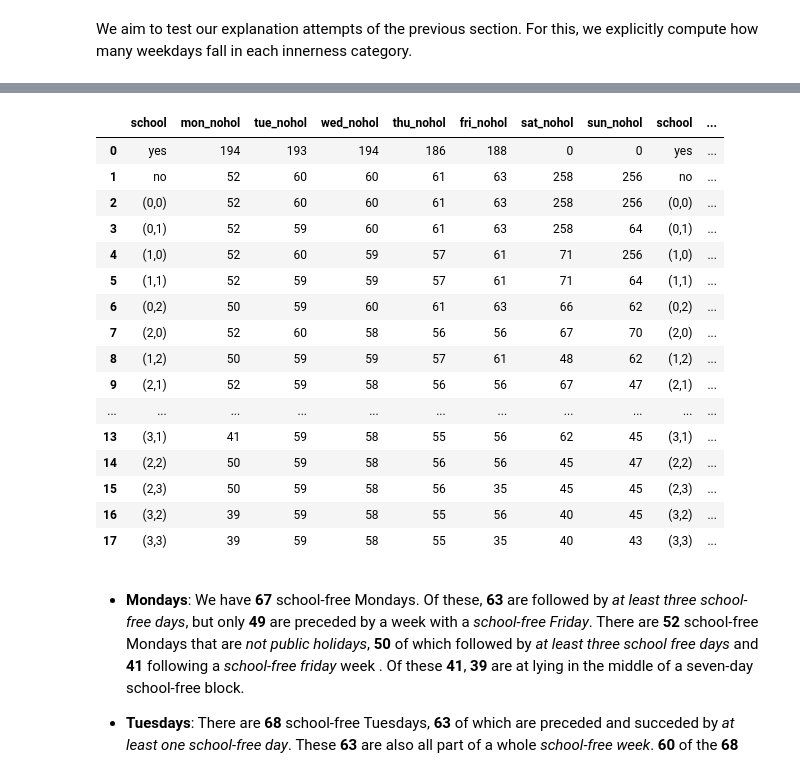
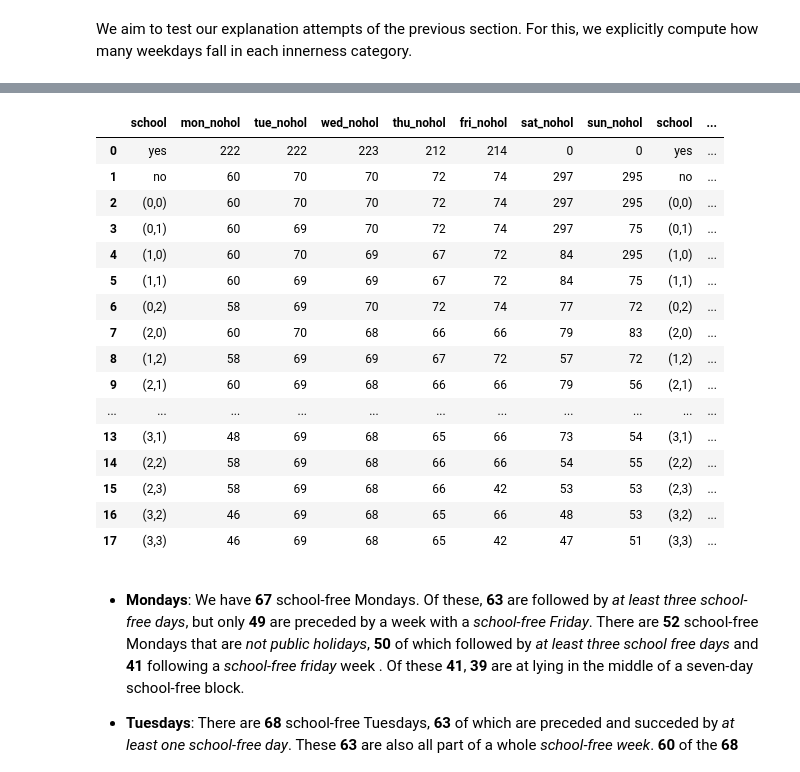
Before and after one commit to F-Skorz/electricity-demand-project, a Jupyter notebook: notebooks/04_EngineerHolidaynessFeature.ipynb, the cells around one changed output, grey strips where cells are left out. Saved outputs shown, nothing was run; the diff lists cells and outputs as text; code cells hidden in the pictures.

```diff
--- a/notebooks/04_EngineerHolidaynessFeature.ipynb
+++ b/notebooks/04_EngineerHolidaynessFeature.ipynb
@@ -351,7 +351,7 @@ weekday_masks = { "mon": mon_mask, "tue": tue_mask, "wed": wed_mask,
     "sun": sun_mask,
 }
 # Innerness condition pairs
-inner_pairs = [(b, f) for b in range(4) for f in range(4)]
+inner_pairs = [(b, f) for b in range(10) for f in range(10)]
 
 ###############
 # Mask builders
@@ -886,7 +1315,7 @@ middays_df = df.loc[df["hour_local"] == 12].copy()
 
 # Restrict to 2015–2019
 mask_range = (
-    (middays_df["cet_cest_timestamp"] >= "2015-01-01")& (middays_df["cet_cest_timestamp"] < "2020-01-01")
+    (middays_df["cet_cest_timestamp"] >= "2015-01-01")& (middays_df["cet_cest_timestamp"] < "2020-10-01")
 )
 middays_df = middays_df.loc[mask_range]
 
@@ -956,49 +1385,49 @@ def build_innerness_table(mdf, hol_flag):
         backw_thr = backw * 24
         forw_thr = forw * 24
 
         subset = mdf.loc[
             (mdf["DE_BW_school_free"] == 1)
             & (mdf["DE_BW_school_free_backw_innerness"] >= backw_thr)
             & (mdf["DE_BW_school_free_forw_innerness"] >= forw_thr)
             & hol_filter
         ]
         rows.append(count_weekdays(subset, label_col, wd_labels))
         codes.append(f"({backw},{forw})")
 
     # assemble output
     out = pd.DataFrame(rows, columns=wd_labels)
     out.insert(0, "school", codes)
     return out
 
 # Build both tables
 innerness_distr_by_hol_weekday    = build_innerness_table(middays_df, hol_flag=1)
 innerness_distr_by_no_hol_weekday = build_innerness_table(middays_df, hol_flag=0)
 
 # Final concatenated comparison table
 innerness_distr_all = pd.concat(
     [innerness_distr_by_no_hol_weekday, innerness_distr_by_hol_weekday],
     axis=1
 )
 
 innerness_distr_all
 # %% [output]
 |  | school | mon_nohol | tue_nohol | wed_nohol | thu_nohol | fri_nohol | sat_nohol | sun_nohol | school | ... |
-| 0 | yes | 194 | 193 | 194 | 186 | 188 | 0 | 0 | yes | ... |
-| 1 | no | 52 | 60 | 60 | 61 | 63 | 258 | 256 | no | ... |
-| 2 | (0,0) | 52 | 60 | 60 | 61 | 63 | 258 | 256 | (0,0) | ... |
-| 3 | (0,1) | 52 | 59 | 60 | 61 | 63 | 258 | 64 | (0,1) | ... |
-| 4 | (1,0) | 52 | 60 | 59 | 57 | 61 | 71 | 256 | (1,0) | ... |
-| 5 | (1,1) | 52 | 59 | 59 | 57 | 61 | 71 | 64 | (1,1) | ... |
-| 6 | (0,2) | 50 | 59 | 60 | 61 | 63 | 66 | 62 | (0,2) | ... |
-| 7 | (2,0) | 52 | 60 | 58 | 56 | 56 | 67 | 70 | (2,0) | ... |
-| 8 | (1,2) | 50 | 59 | 59 | 57 | 61 | 48 | 62 | (1,2) | ... |
-| 9 | (2,1) | 52 | 59 | 58 | 56 | 56 | 67 | 47 | (2,1) | ... |
+| 0 | yes | 222 | 222 | 223 | 212 | 214 | 0 | 0 | yes | ... |
+| 1 | no | 60 | 70 | 70 | 72 | 74 | 297 | 295 | no | ... |
+| 2 | (0,0) | 60 | 70 | 70 | 72 | 74 | 297 | 295 | (0,0) | ... |
+| 3 | (0,1) | 60 | 69 | 70 | 72 | 74 | 297 | 75 | (0,1) | ... |
+| 4 | (1,0) | 60 | 70 | 69 | 67 | 72 | 84 | 295 | (1,0) | ... |
+| 5 | (1,1) | 60 | 69 | 69 | 67 | 72 | 84 | 75 | (1,1) | ... |
+| 6 | (0,2) | 58 | 69 | 70 | 72 | 74 | 77 | 72 | (0,2) | ... |
+| 7 | (2,0) | 60 | 70 | 68 | 66 | 66 | 79 | 83 | (2,0) | ... |
+| 8 | (1,2) | 58 | 69 | 69 | 67 | 72 | 57 | 72 | (1,2) | ... |
+| 9 | (2,1) | 60 | 69 | 68 | 66 | 66 | 79 | 56 | (2,1) | ... |
 | ... | ... | ... | ... | ... | ... | ... | ... | ... | ... | ... |
-| 13 | (3,1) | 41 | 59 | 58 | 55 | 56 | 62 | 45 | (3,1) | ... |
-| 14 | (2,2) | 50 | 59 | 58 | 56 | 56 | 45 | 47 | (2,2) | ... |
-| 15 | (2,3) | 50 | 59 | 58 | 56 | 35 | 45 | 45 | (2,3) | ... |
-| 16 | (3,2) | 39 | 59 | 58 | 55 | 56 | 40 | 45 | (3,2) | ... |
-| 17 | (3,3) | 39 | 59 | 58 | 55 | 35 | 40 | 43 | (3,3) | ... |
+| 13 | (3,1) | 48 | 69 | 68 | 65 | 66 | 73 | 54 | (3,1) | ... |
+| 14 | (2,2) | 58 | 69 | 68 | 66 | 66 | 54 | 55 | (2,2) | ... |
+| 15 | (2,3) | 58 | 69 | 68 | 66 | 42 | 53 | 53 | (2,3) | ... |
+| 16 | (3,2) | 46 | 69 | 68 | 65 | 66 | 48 | 53 | (3,2) | ... |
+| 17 | (3,3) | 46 | 69 | 68 | 65 | 42 | 47 | 51 | (3,3) | ... |
 # %% [markdown]
 - **Mondays**: We have **67** school-free Mondays. Of these, **63** are followed by *at least three school-free days*, but only **49** are preceded by a week with a *school-free Friday*. There are **52** school-free Mondays that are *not public holidays*, **50** of which followed by *at least three school free days* and **41** following a *school-free friday* week . Of these **41**, **39** are at lying in the middle of a seven-day school-free block.
 
```
Also changed, not shown: parts of 26 cells of this notebook.
